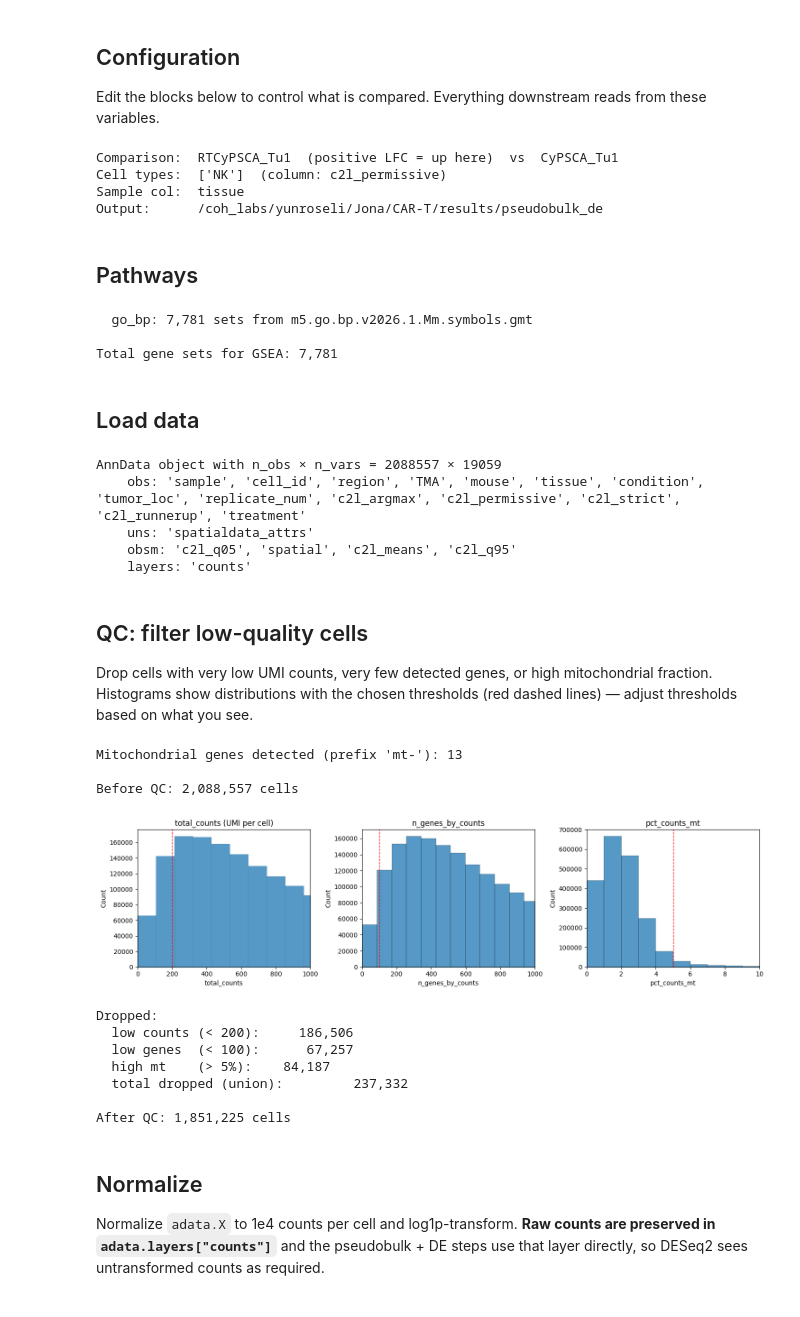
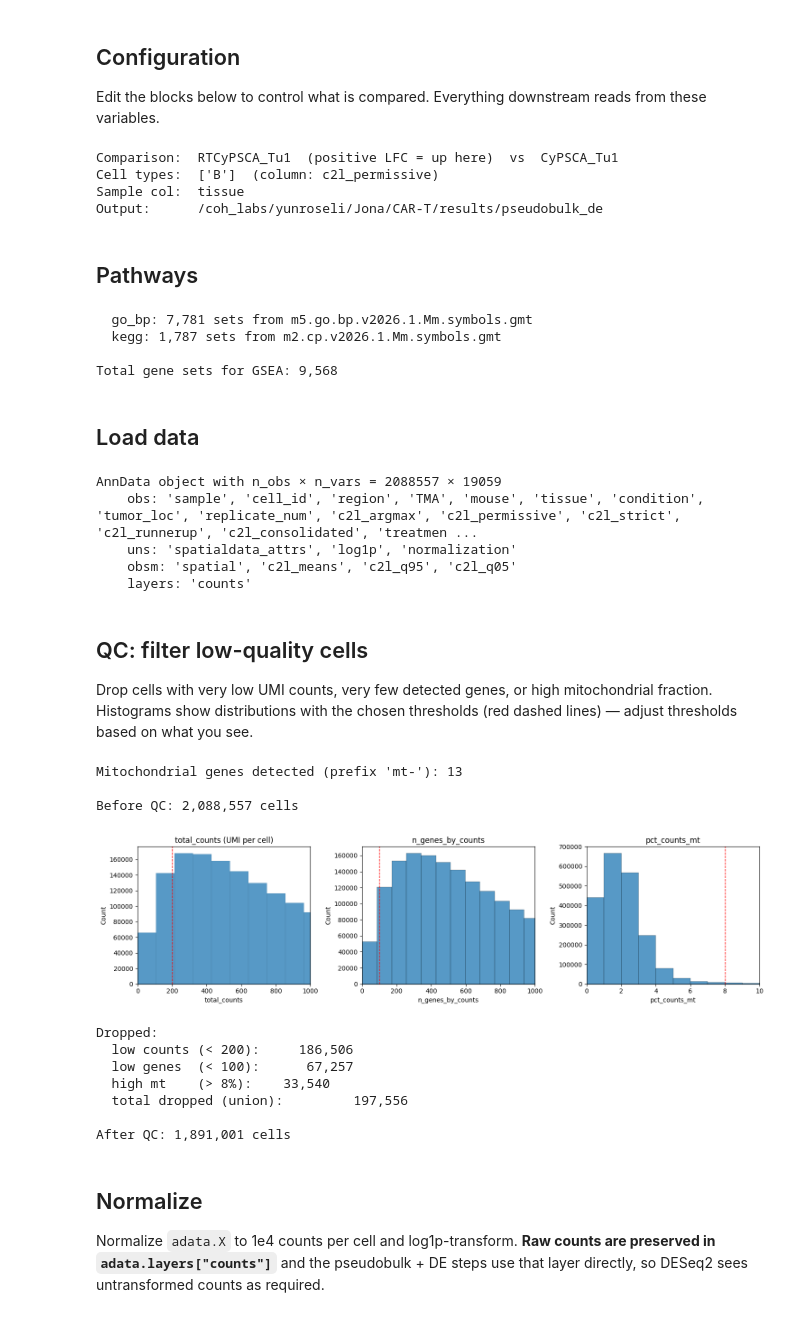
Before and after one commit to Li-Lab-COH/Spatial_CAR_T, a Jupyter notebook: Spatial_Org_Analysis/PseudobulkDE_GSEA.ipynb, the cells around one changed output. Drawn from its saved outputs; the diff is of its cells as text; code cells hidden in the pictures.

```diff
--- a/Spatial_Org_Analysis/PseudobulkDE_GSEA.ipynb
+++ b/Spatial_Org_Analysis/PseudobulkDE_GSEA.ipynb
@@ -38,7 +38,7 @@ Edit the blocks below to control what is compared. Everything downstream reads f
 # The annotation column and the cell types you want to pool for the DE.
 # Multiple cell types are treated as a single population.
 celltype_col     = "c2l_permissive"
-focus_cell_types = ["NK"]              # e.g. ["NK"] or ["CD8_T", "NK"]
+focus_cell_types = ["B"]              # e.g. ["NK"] or ["CD8_T", "NK"]
 
 # --- Conditions to compare --------------------------------------------------
 # IMPORTANT: condition_a is the reference for upregulation.
@@ -76,7 +76,7 @@ if apply_exclusion and exclude_tissues:
 print(f"Output:      {outdir}")
 # %% [output]
 Comparison:  RTCyPSCA_Tu1  (positive LFC = up here)  vs  CyPSCA_Tu1
-Cell types:  ['NK']  (column: c2l_permissive)
+Cell types:  ['B']  (column: c2l_permissive)
 Sample col:  tissue
 Output:      /coh_labs/yunroseli/Jona/CAR-T/results/pseudobulk_de
 # %% [markdown]
@@ -91,11 +91,11 @@ pathway_libs = {
     "hallmark": Path("/coh_labs/yunroseli/Jona/CAR-T/data/references/pathways/mh.all.v2026.1.Mm.symbols.gmt"),
     "reactome": Path("/coh_labs/yunroseli/Jona/CAR-T/data/references/pathways/m2.cp.reactome.v2026.1.Mm.symbols.gmt"),
     "go_bp":    Path("/coh_labs/yunroseli/Jona/CAR-T/data/references/pathways/m5.go.bp.v2026.1.Mm.symbols.gmt"),
-    # "kegg":   Path("/path/to/another.gmt"),
+    "kegg":     Path("/coh_labs/yunroseli/Jona/CAR-T/data/references/pathways/m2.cp.v2026.1.Mm.symbols.gmt"),
 }
 
 # Pick which of the above to include in the GSEA prerank.
-selected_libs = ["go_bp"]    # e.g. ["hallmark", "reactome"]
+selected_libs = ["go_bp", "kegg"]    # e.g. ["hallmark", "reactome"]
 
 # ============================================================================
 
@@ -131,8 +131,9 @@ for lib in selected_libs:
 print(f"\nTotal gene sets for GSEA: {len(gene_sets):,}")
 # %% [output]
   go_bp: 7,781 sets from m5.go.bp.v2026.1.Mm.symbols.gmt
+  kegg: 1,787 sets from m2.cp.v2026.1.Mm.symbols.gmt
 
-Total gene sets for GSEA: 7,781
+Total gene sets for GSEA: 9,568
 # %% [markdown]
 ## Load data
 # %%
@@ -146,12 +147,13 @@ adata = sdata.tables["segmentation_counts"]
 if "counts" not in adata.layers:
     adata.layers["counts"] = adata.X.copy()
 
+del sdata
 print(adata)
 # %% [output]
 AnnData object with n_obs × n_vars = 2088557 × 19059
-    obs: 'sample', 'cell_id', 'region', 'TMA', 'mouse', 'tissue', 'condition', 'tumor_loc', 'replicate_num', 'c2l_argmax', 'c2l_permissive', 'c2l_strict', 'c2l_runnerup', 'treatment'
-    uns: 'spatialdata_attrs'
-    obsm: 'c2l_q05', 'spatial', 'c2l_means', 'c2l_q95'
+    obs: 'sample', 'cell_id', 'region', 'TMA', 'mouse', 'tissue', 'condition', 'tumor_loc', 'replicate_num', 'c2l_argmax', 'c2l_permissive', 'c2l_strict', 'c2l_runnerup', 'c2l_consolidated', 'treatmen ...
+    uns: 'spatialdata_attrs', 'log1p', 'normalization'
+    obsm: 'spatial', 'c2l_means', 'c2l_q95', 'c2l_q05'
     layers: 'counts'
 # %% [markdown]
 ## QC: filter low-quality cells
@@ -162,44 +164,45 @@ Drop cells with very low UMI counts, very few detected genes, or high mitochondr
 mt_prefix    = "mt-"     # mouse: "mt-"   human: "MT-"
 min_counts   = 200       # min total UMI counts per cell
 min_genes    = 100        # min genes detected per cell
-max_pct_mt   = 5        # max % mitochondrial reads per cell
+max_pct_mt   = 8        # max % mitochondrial reads per cell
 # ─────────────────────────────────────────────────────────────────────────────
 
 adata.var["mt"] = adata.var_names.str.startswith(mt_prefix)
 print(f"Mitochondrial genes detected (prefix '{mt_prefix}'): {adata.var['mt'].sum()}")
 
 sc.pp.calculate_qc_metrics(
-    adata, qc_vars=["mt"], percent_top=None, log1p=False, inplace=True
+    adata, qc_vars=["mt"], percent_top=None, log1p=False, inplace=True,
+    layer="counts"   # ← always use raw counts
 )
 
 print(f"\nBefore QC: {adata.n_obs:,} cells")
 
 # Distribution plots with threshold lines
 fig, axes = plt.subplots(1, 3, figsize=(15, 4))
 
 sns.histplot(adata.obs["total_counts"], bins=500, ax=axes[0])
 axes[0].axvline(min_counts, color="red", ls="--", lw=1)
 axes[0].set_title("total_counts (UMI per cell)")
 # axes[0].set_xscale("log")
 axes[0].set_xlim(0, 1000)
 
 sns.histplot(adata.obs["n_genes_by_counts"], bins=100, ax=axes[1])
 axes[1].axvline(min_genes, color="red", ls="--", lw=1)
 axes[1].set_title("n_genes_by_counts")
 axes[1].set_xlim(0,1000)
 
 sns.histplot(adata.obs["pct_counts_mt"], bins=100, ax=axes[2])
 axes[2].axvline(max_pct_mt, color="red", ls="--", lw=1)
 axes[2].set_title("pct_counts_mt")
 axes[2].set_xlim(0,10)
 
 plt.tight_layout()
 plt.show()
 # %% [output]
 Mitochondrial genes detected (prefix 'mt-'): 13
 
 Before QC: 2,088,557 cells
-[figure, old version]
+[figure, new version]
 # %%
 
 # Apply filters
@@ -221,10 +224,10 @@ print(f"\nAfter QC: {adata.n_obs:,} cells")
 Dropped:
   low counts (< 200):     186,506
   low genes  (< 100):      67,257
-  high mt    (> 5%):    84,187
-  total dropped (union):         237,332
+  high mt    (> 8%):    33,540
+  total dropped (union):         197,556
 
-After QC: 1,851,225 cells
+After QC: 1,891,001 cells
 # %% [markdown]
 ## Normalize
 
```
Also changed, not shown: parts of 12 cells of this notebook, 4 other files.
